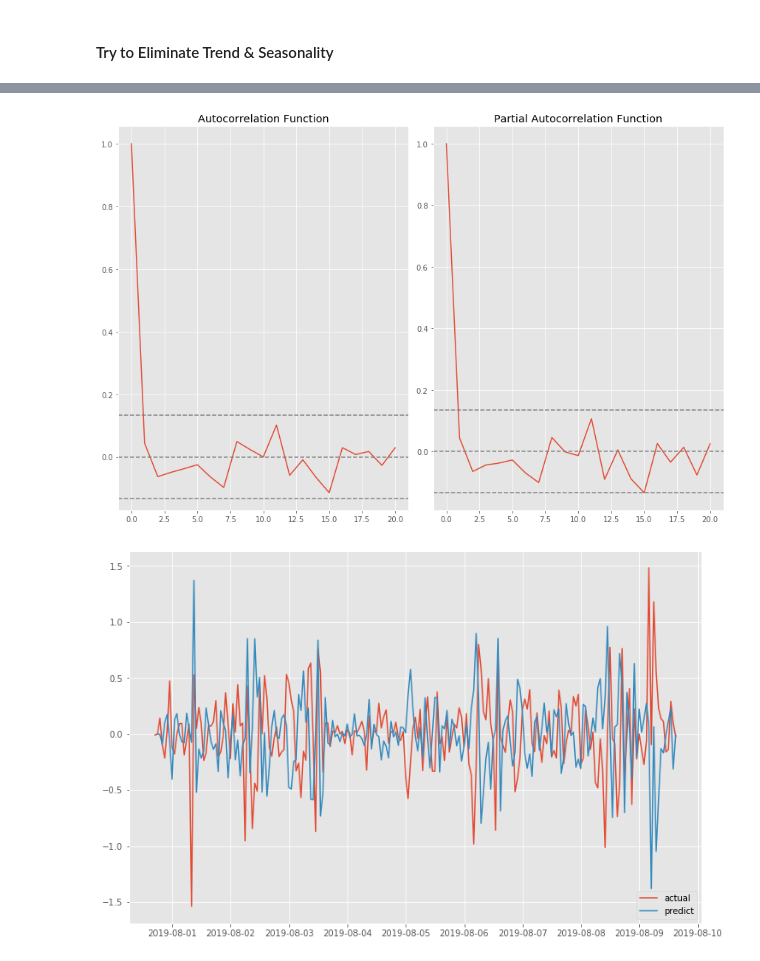
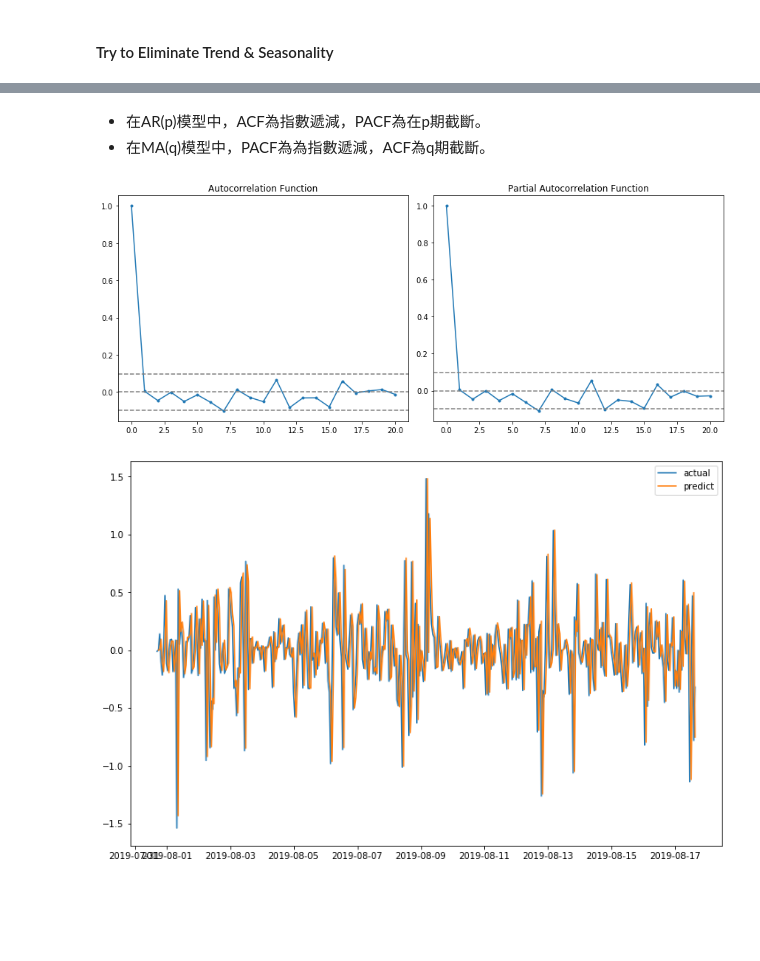
Before and after one commit to kevin110604/pm2.5_training, a Jupyter notebook: pm2.5_training_notebook.ipynb, the cells around one changed output, grey strips where cells are left out. Saved outputs shown, nothing was run; the diff lists cells and outputs as text; code cells hidden in the pictures; blank space fills up the shorter version.

```diff
--- a/pm2.5_training_notebook.ipynb
+++ b/pm2.5_training_notebook.ipynb
@@ -694,7 +941,7 @@ m.plot_components(forecast);
 pd.plotting.register_matplotlib_converters()
 # Plt
 plt.figure(figsize=(12, 8))
-plt.style.use('ggplot')
+# plt.style.use('ggplot')
 plt.plot(train_prophet['ds'], train_prophet['y'], label='training set')
 plt.plot(test_prophet['ds'], test_prophet['y'], label='testing set')
 plt.plot(forecast['ds'], forecast['yhat'], label='predict value')
@@ -743,7 +989,6 @@ predict_y = predict_y[predict_y['ds'] > middle_time]
 pd.plotting.register_matplotlib_converters()
 # Plt
 plt.figure(figsize=(12, 8))
-plt.style.use('ggplot')
 plt.plot(test_prophet['ds'], test_prophet['y'], label='actual value')
 plt.plot(predict_y['ds'], predict_y['yhat'], label='predict value')
 plt.xticks(rotation=45)
@@ -830,7 +1075,7 @@ predict_y = Holt_Winters_model.forecast(len(test_df))
 pd.plotting.register_matplotlib_converters()
 # Plt
 plt.figure(figsize=(12, 8))
-plt.style.use('ggplot')
+# plt.style.use('ggplot')
 plt.plot(test_df['time'], test_df['pm2.5'], label='actual value')
 plt.plot(test_df['time'], predict_y, label='predict value')
 plt.xticks(rotation=45)
@@ -873,7 +1118,7 @@ from statsmodels.tsa.arima_model import ARIMA
 data3 = get_data_by_pos(5)
 df3 = pd.DataFrame(data3)
 # Input time
-time = ['2019 08 01', '2019 08 10']
+time = ['2019 08 01', '2019 08 18']
 taipei_tz = pytz.timezone('Asia/Taipei')
 # Set time
 start_time = dt.datetime.strptime(time[0], '%Y %m %d').replace(tzinfo=taipei_tz)
@@ -1052,40 +1290,43 @@ Critical Value (10%)            -2.574945
 dtype: float64
+# %% [markdown]
+* 在AR(p)模型中，ACF為指數遞減，PACF為在p期截斷。
+* 在MA(q)模型中，PACF為為指數遞減，ACF為q期截斷。
 # %%
 # ACF and PACF plots
 lag_acf = acf(ts_log_diff, nlags=20)
 lag_pacf = pacf(ts_log_diff, nlags=20, method='ols')
 # %%
-plt.figure(figsize=(12, 8))
+plt.figure(figsize=(12, 5))
 # Plot ACF
 plt.subplot(121)
-plt.plot(lag_acf)
-plt.axhline(y=0,linestyle='--',color='gray')
-plt.axhline(y=-1.96/np.sqrt(len(ts_log_diff)),linestyle='--',color='gray')
-plt.axhline(y=1.96/np.sqrt(len(ts_log_diff)),linestyle='--',color='gray')
+plt.plot(lag_acf, marker='.')
+plt.axhline(y=0, linestyle='--', color='gray')
+plt.axhline(y=-1.96/np.sqrt(len(ts_log_diff)), linestyle='--', color='gray')
+plt.axhline(y=1.96/np.sqrt(len(ts_log_diff)), linestyle='--', color='gray')
 plt.title('Autocorrelation Function')
 
 # Plot PACF
 plt.subplot(122)
-plt.plot(lag_pacf)
-plt.axhline(y=0,linestyle='--',color='gray')
-plt.axhline(y=-1.96/np.sqrt(len(ts_log_diff)),linestyle='--',color='gray')
-plt.axhline(y=1.96/np.sqrt(len(ts_log_diff)),linestyle='--',color='gray')
+plt.plot(lag_pacf, marker='.')
+plt.axhline(y=0, linestyle='--', color='gray')
+plt.axhline(y=-1.96/np.sqrt(len(ts_log_diff)), linestyle='--', color='gray')
+plt.axhline(y=1.96/np.sqrt(len(ts_log_diff)), linestyle='--', color='gray')
 plt.title('Partial Autocorrelation Function')
 plt.tight_layout()
 # %% [output]
-[figure, old version]
+[figure, new version]
 # %%
 # Fit the model
 model = ARIMA(ts_log_diff, order=(2, 1, 2), freq='H')
 results_ARIMA = model.fit(disp=-1)
 plt.figure(figsize=(12, 8))
 plt.plot(ts_log_diff, label='actual')
-plt.plot(results_ARIMA.fittedvalues, label='predict')
+plt.plot(-results_ARIMA.fittedvalues, label='predict')
 #plt.title('RSS: %.4f'% sum((results_ARIMA.fittedvalues-ts_log_diff)**2))
 plt.legend()
 plt.show()
 # %% [output]
-[figure, old version]
+[figure, new version]
 # %%
 # Fit the model
 arima_model = sm.tsa.statespace.SARIMAX(train_df['pm2.5'],
```
Also changed, not shown: parts of 67 cells of this notebook, 1 other file.
